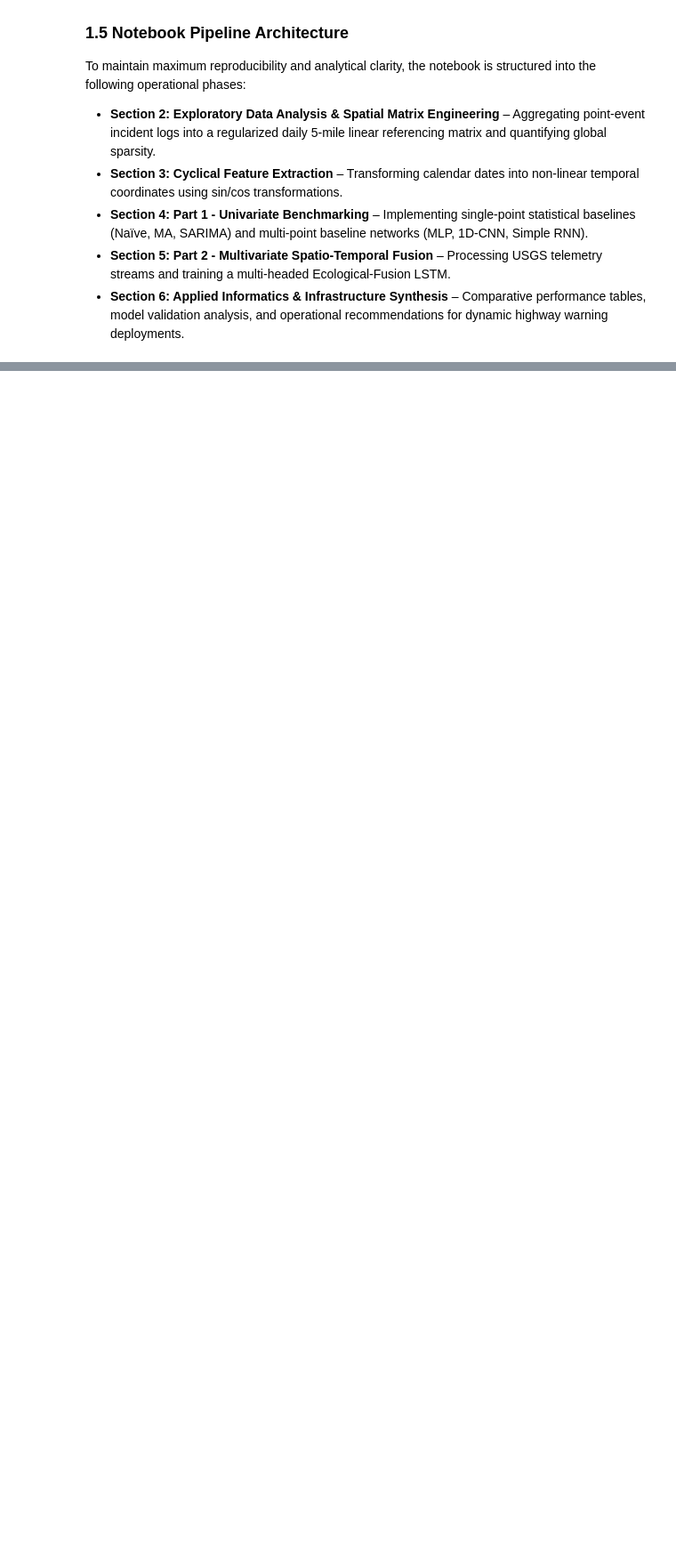
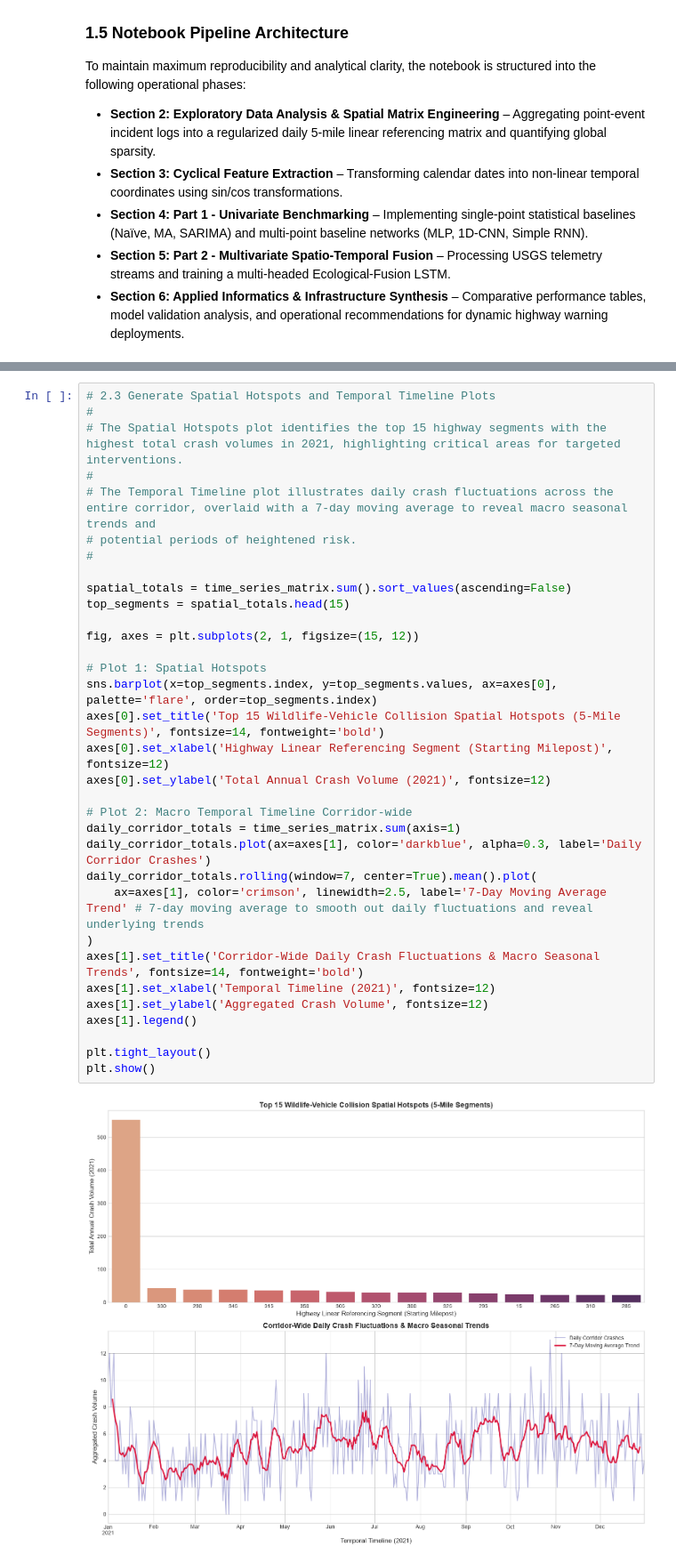
Before and after one commit to Gil-gil-glitch/Spatio-Temporal-Forecasting-of-Wildlife-Vehicle-Collisions, a Jupyter notebook: timeseries/final_project.ipynb, the cells around one changed output, grey strips where cells are left out. Shown at 89% size. Saved outputs shown, nothing was run; the diff lists cells and outputs as text; blank space fills up the shorter version.

```diff
--- a/timeseries/final_project.ipynb
+++ b/timeseries/final_project.ipynb
@@ -49,0 +198,35 @@ To maintain maximum reproducibility and analytical clarity, the notebook is stru
+# %%
+# 2.3 Generate Spatial Hotspots and Temporal Timeline Plots
+#
+# The Spatial Hotspots plot identifies the top 15 highway segments with the highest total crash volumes in 2021, highlighting critical areas for targeted interventions.
+#
+# The Temporal Timeline plot illustrates daily crash fluctuations across the entire corridor, overlaid with a 7-day moving average to reveal macro seasonal trends and
+# potential periods of heightened risk.
+#
+
+spatial_totals = time_series_matrix.sum().sort_values(ascending=False)
+top_segments = spatial_totals.head(15)
+
+fig, axes = plt.subplots(2, 1, figsize=(15, 12))
+
+# Plot 1: Spatial Hotspots
+sns.barplot(x=top_segments.index, y=top_segments.values, ax=axes[0], palette='flare', order=top_segments.index)
+axes[0].set_title('Top 15 Wildlife-Vehicle Collision Spatial Hotspots (5-Mile Segments)', fontsize=14, fontweight='bold')
+axes[0].set_xlabel('Highway Linear Referencing Segment (Starting Milepost)', fontsize=12)
+axes[0].set_ylabel('Total Annual Crash Volume (2021)', fontsize=12)
+
+# Plot 2: Macro Temporal Timeline Corridor-wide
+daily_corridor_totals = time_series_matrix.sum(axis=1)
+daily_corridor_totals.plot(ax=axes[1], color='darkblue', alpha=0.3, label='Daily Corridor Crashes')
+daily_corridor_totals.rolling(window=7, center=True).mean().plot(
+    ax=axes[1], color='crimson', linewidth=2.5, label='7-Day Moving Average Trend' # 7-day moving average to smooth out daily fluctuations and reveal underlying trends
+)
+axes[1].set_title('Corridor-Wide Daily Crash Fluctuations & Macro Seasonal Trends', fontsize=14, fontweight='bold')
+axes[1].set_xlabel('Temporal Timeline (2021)', fontsize=12)
+axes[1].set_ylabel('Aggregated Crash Volume', fontsize=12)
+axes[1].legend()
+
+plt.tight_layout()
+plt.show()
+# %% [output]
+[figure, added]
```
Also changed, not shown: parts of 8 cells of this notebook, 1 other file.
